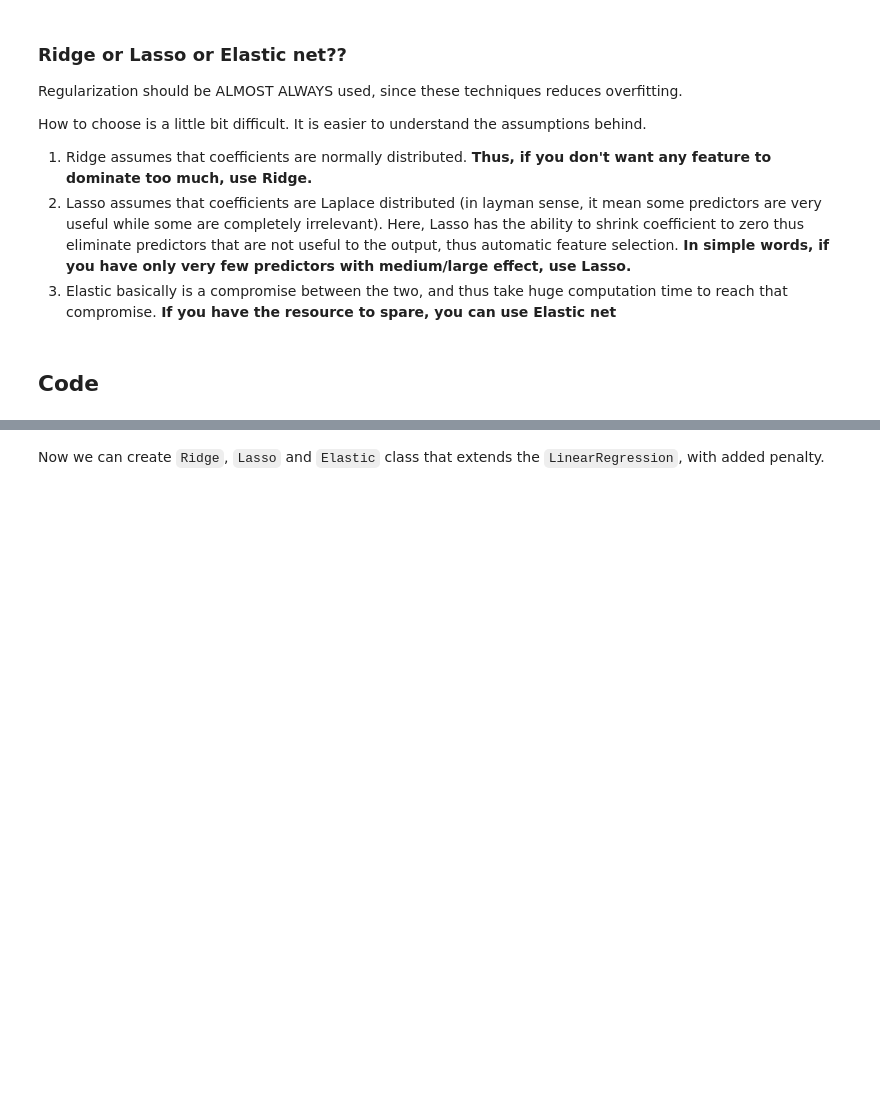
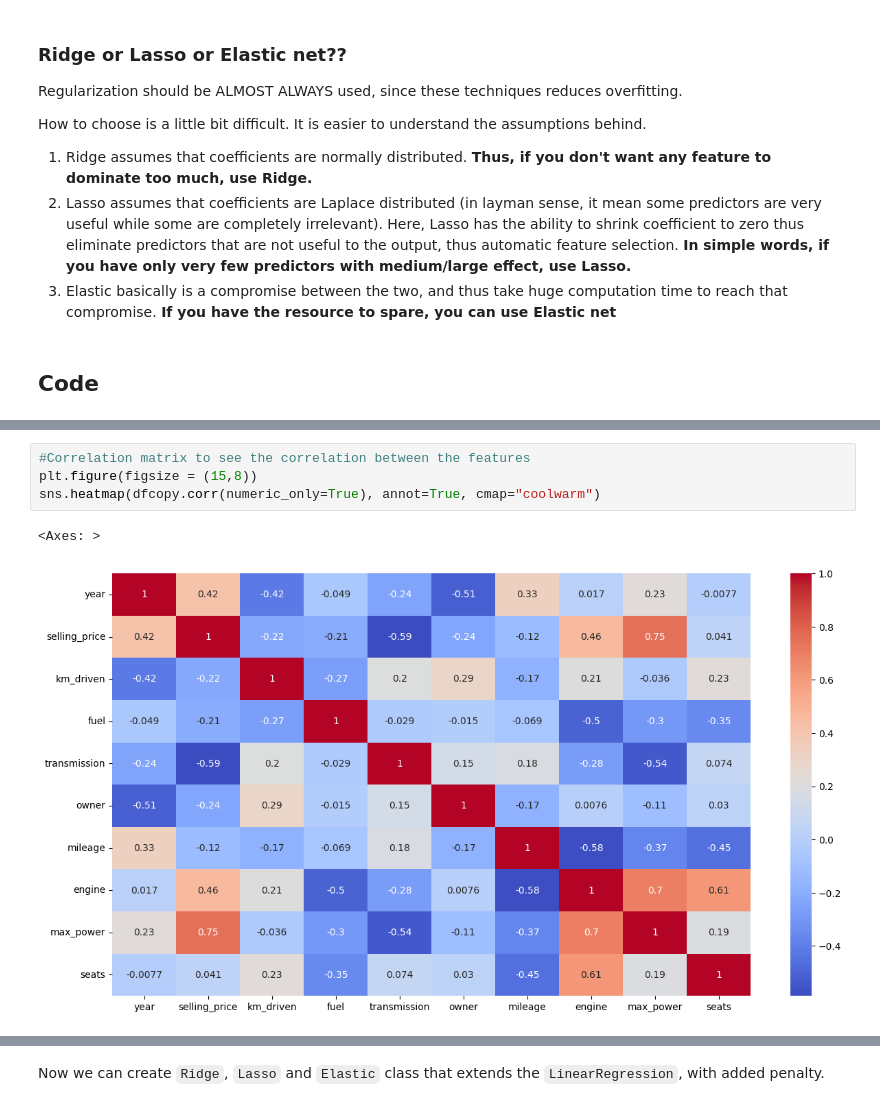
Before and after one commit to sushmi/classroom, a Jupyter notebook: notebooks/03 - Regularization.ipynb, the cells around one changed output, grey strips where cells are left out. Cells and saved outputs as stored; diff of their text form; blank space fills up the shorter version.

```diff
--- a/notebooks/03 - Regularization.ipynb
+++ b/notebooks/03 - Regularization.ipynb
@@ -188,0 +236,7 @@ class LinearRegression(object):
+# %%
+#Correlation matrix to see the correlation between the features
+plt.figure(figsize = (15,8))
+sns.heatmap(dfcopy.corr(numeric_only=True), annot=True, cmap="coolwarm")
+# %% [output]
+<Axes: >
+[figure, added]
```
Also changed, not shown: parts of 41 cells of this notebook, 4 other files.
